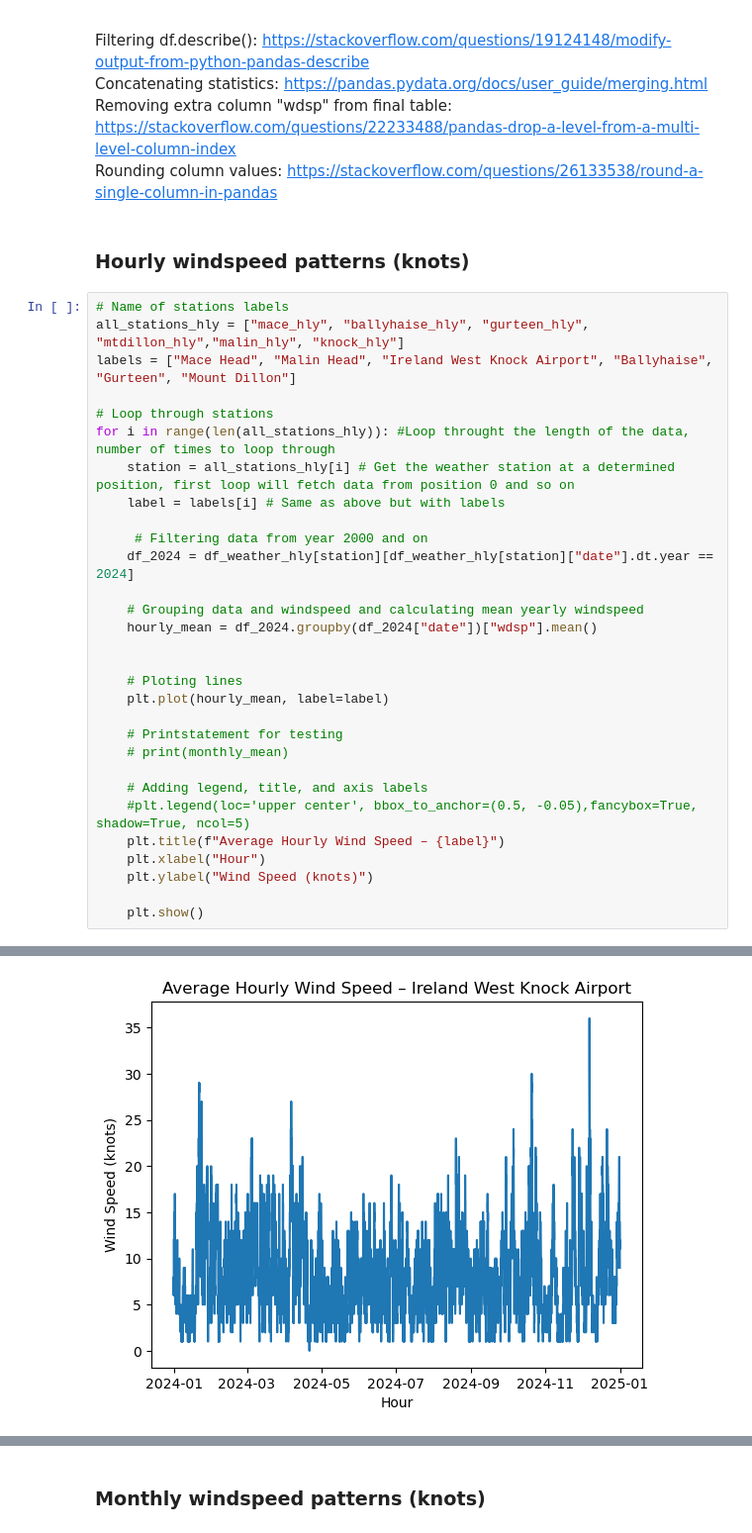
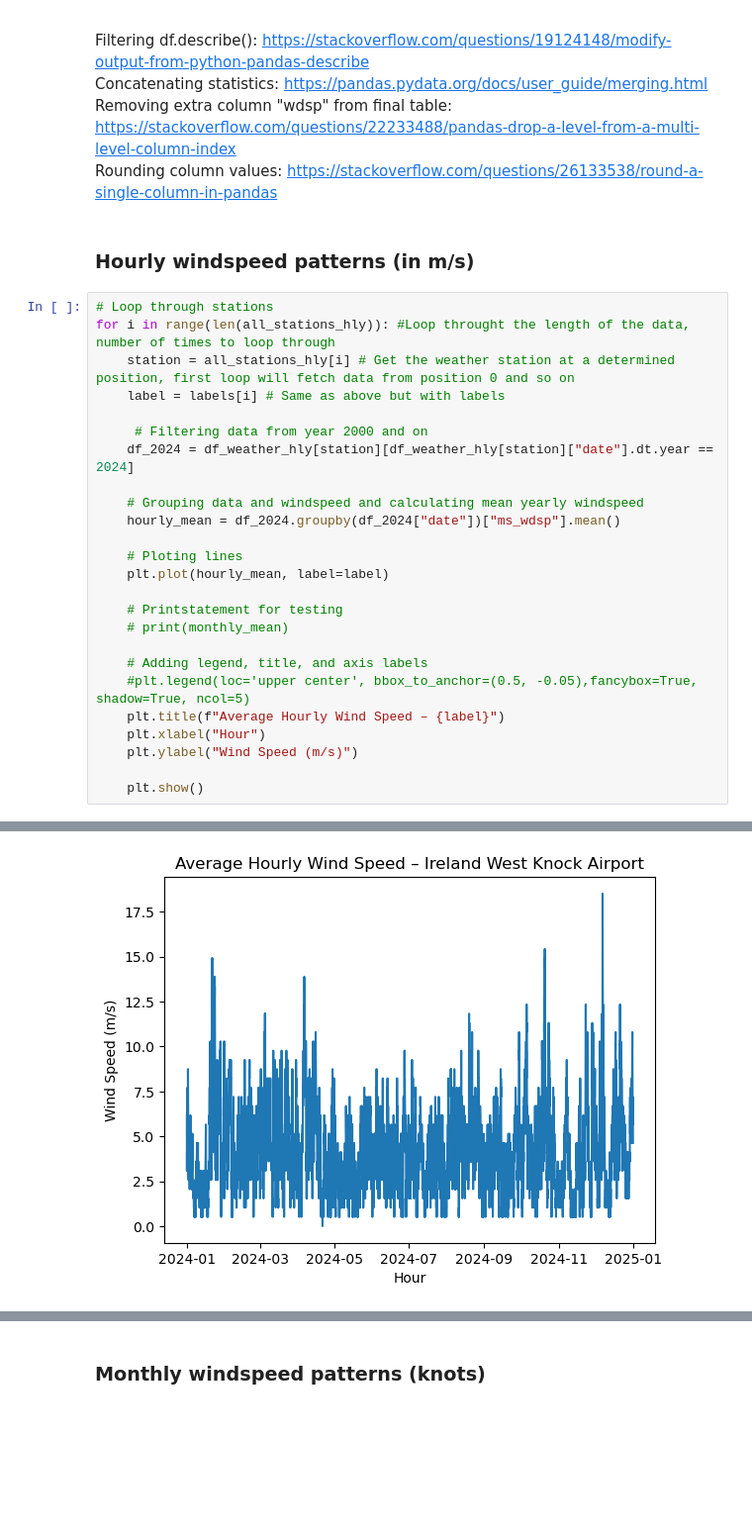
Before and after one commit to vanelyraa/programming-for-data-analytics, a Jupyter notebook: project/project.ipynb, the cells around one changed output, grey strips where cells are left out. Shown at 99% size. Cells and saved outputs as stored; diff of their text form; blank space fills up the shorter version.

```diff
--- a/project/project.ipynb
+++ b/project/project.ipynb
@@ -216,12 +236,8 @@ Concatenating statistics: https://pandas.pydata.org/docs/user_guide/merging.html
 Removing extra column "wdsp" from final table: https://stackoverflow.com/questions/22233488/pandas-drop-a-level-from-a-multi-level-column-index
 Rounding column values: https://stackoverflow.com/questions/26133538/round-a-single-column-in-pandas
 # %% [markdown]
-### Hourly windspeed patterns (knots)
+### Hourly windspeed patterns (in m/s)
 # %%
-# Name of stations labels
-all_stations_hly = ["mace_hly", "ballyhaise_hly", "gurteen_hly", "mtdillon_hly","malin_hly", "knock_hly"]
-labels = ["Mace Head", "Malin Head", "Ireland West Knock Airport", "Ballyhaise", "Gurteen", "Mount Dillon"]
-
 # Loop through stations
 for i in range(len(all_stations_hly)): #Loop throught the length of the data, number of times to loop through
     station = all_stations_hly[i] # Get the weather station at a determined position, first loop will fetch data from position 0 and so on
@@ -231,8 +247,7 @@ for i in range(len(all_stations_hly)): #Loop throught the length of the data, nu
     df_2024 = df_weather_hly[station][df_weather_hly[station]["date"].dt.year == 2024]
 
     # Grouping data and windspeed and calculating mean yearly windspeed
-    hourly_mean = df_2024.groupby(df_2024["date"])["wdsp"].mean()
-
+    hourly_mean = df_2024.groupby(df_2024["date"])["ms_wdsp"].mean()
 
     # Ploting lines
     plt.plot(hourly_mean, label=label)
@@ -244,7 +259,7 @@ for i in range(len(all_stations_hly)): #Loop throught the length of the data, nu
     #plt.legend(loc='upper center', bbox_to_anchor=(0.5, -0.05),fancybox=True, shadow=True, ncol=5)
     plt.title(f"Average Hourly Wind Speed – {label}")
     plt.xlabel("Hour")
-    plt.ylabel("Wind Speed (knots)")
+    plt.ylabel("Wind Speed (m/s)")
 
     plt.show()
 # %% [output]
@@ -253 +268 @@ for i in range(len(all_stations_hly)): #Loop throught the length of the data, nu
-[figure, old version]
+[figure, new version]
```
Also changed, not shown: parts of 17 cells of this notebook, 2 other files.
